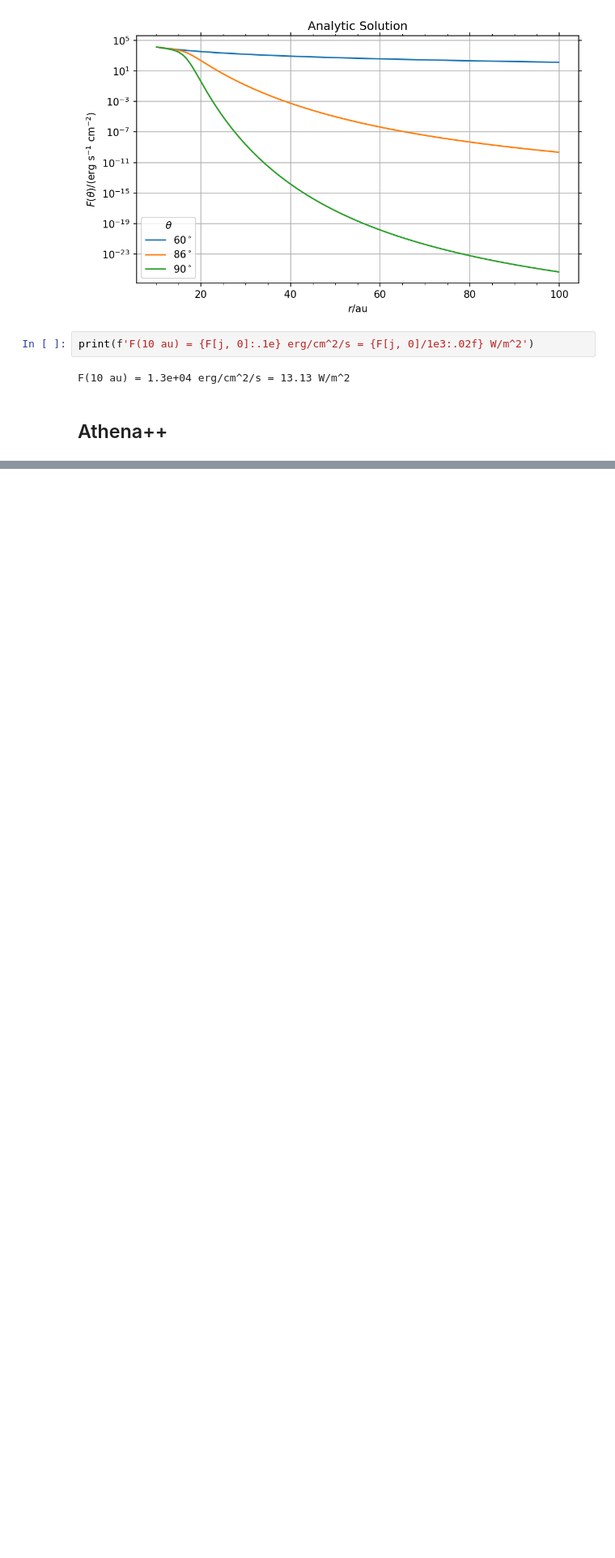
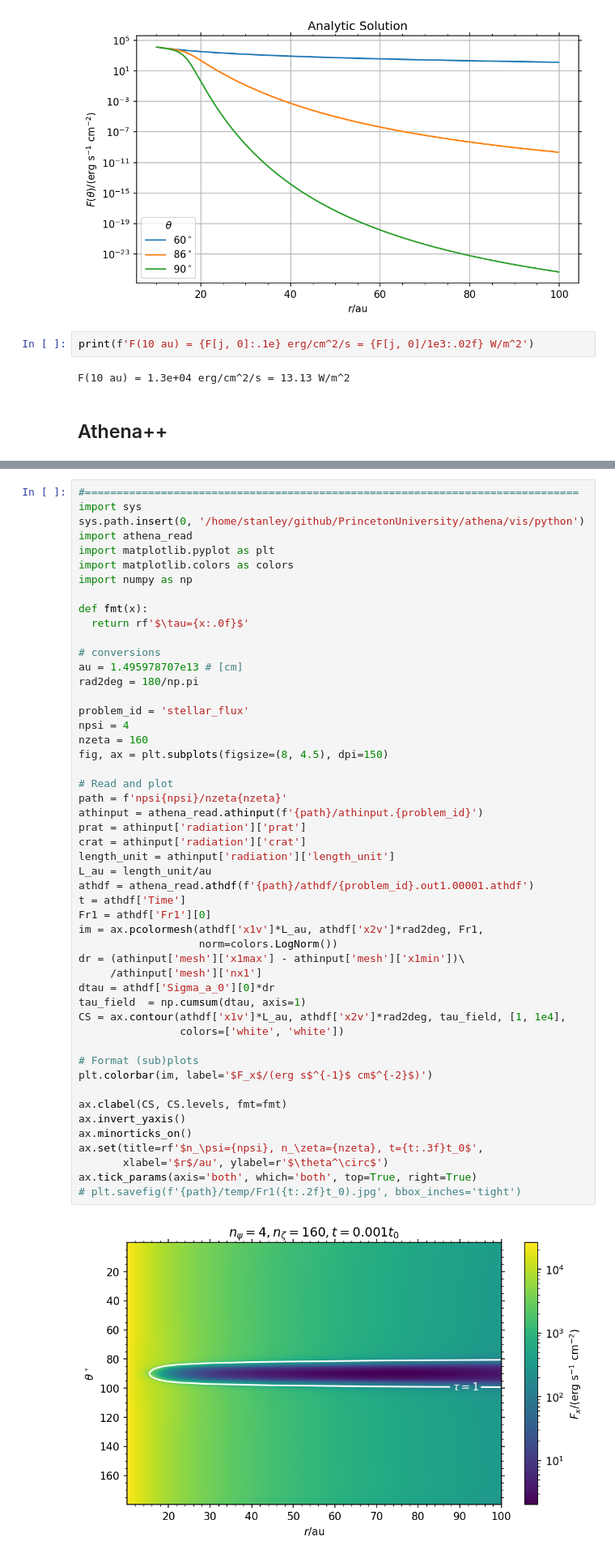
Before and after one commit to sabaronett/rad-hydro, a Jupyter notebook: athena/dev/stellar_flux/StellarFlux.ipynb, the cells around one changed output, grey strips where cells are left out. Shown at 81% size. Saved outputs shown, nothing was run; the diff lists cells and outputs as text; blank space fills up the shorter version.

```diff
--- a/athena/dev/stellar_flux/StellarFlux.ipynb
+++ b/athena/dev/stellar_flux/StellarFlux.ipynb
@@ -443 +471,53 @@ ax.tick_params(axis='both', which='both', top=True, right=True)
+# %%
+#==============================================================================
+import sys
+sys.path.insert(0, '/home/stanley/github/PrincetonUniversity/athena/vis/python')
+import athena_read
+import matplotlib.pyplot as plt
+import matplotlib.colors as colors
+import numpy as np
+
+def fmt(x):
+  return rf'$\tau={x:.0f}$'
+
+# conversions
+au = 1.495978707e13 # [cm]
+rad2deg = 180/np.pi
+
+problem_id = 'stellar_flux'
+npsi = 4
+nzeta = 160
+fig, ax = plt.subplots(figsize=(8, 4.5), dpi=150)
+
+# Read and plot
+path = f'npsi{npsi}/nzeta{nzeta}'
+athinput = athena_read.athinput(f'{path}/athinput.{problem_id}')
+prat = athinput['radiation']['prat']
+crat = athinput['radiation']['crat']
+length_unit = athinput['radiation']['length_unit']
+L_au = length_unit/au
+athdf = athena_read.athdf(f'{path}/athdf/{problem_id}.out1.00001.athdf')
+t = athdf['Time']
+Fr1 = athdf['Fr1'][0]
+im = ax.pcolormesh(athdf['x1v']*L_au, athdf['x2v']*rad2deg, Fr1,
+                   norm=colors.LogNorm())
+dr = (athinput['mesh']['x1max'] - athinput['mesh']['x1min'])\
+     /athinput['mesh']['nx1']
+dtau = athdf['Sigma_a_0'][0]*dr
+tau_field  = np.cumsum(dtau, axis=1)
+CS = ax.contour(athdf['x1v']*L_au, athdf['x2v']*rad2deg, tau_field, [1, 1e4],
+                colors=['white', 'white'])
+
+# Format (sub)plots
+plt.colorbar(im, label='$F_x$/(erg s$^{-1}$ cm$^{-2}$)')
+
+ax.clabel(CS, CS.levels, fmt=fmt)
+ax.invert_yaxis()
+ax.minorticks_on()
+ax.set(title=rf'$n_\psi={npsi}, n_\zeta={nzeta}, t={t:.3f}t_0$',
+       xlabel='$r$/au', ylabel=r'$\theta^\circ$')
+ax.tick_params(axis='both', which='both', top=True, right=True)
+# plt.savefig(f'{path}/temp/Fr1({t:.2f}t_0).jpg', bbox_inches='tight')
+# %% [output]
+[figure, added]
 # %%
```
Also changed, not shown: parts of 4 cells of this notebook.
